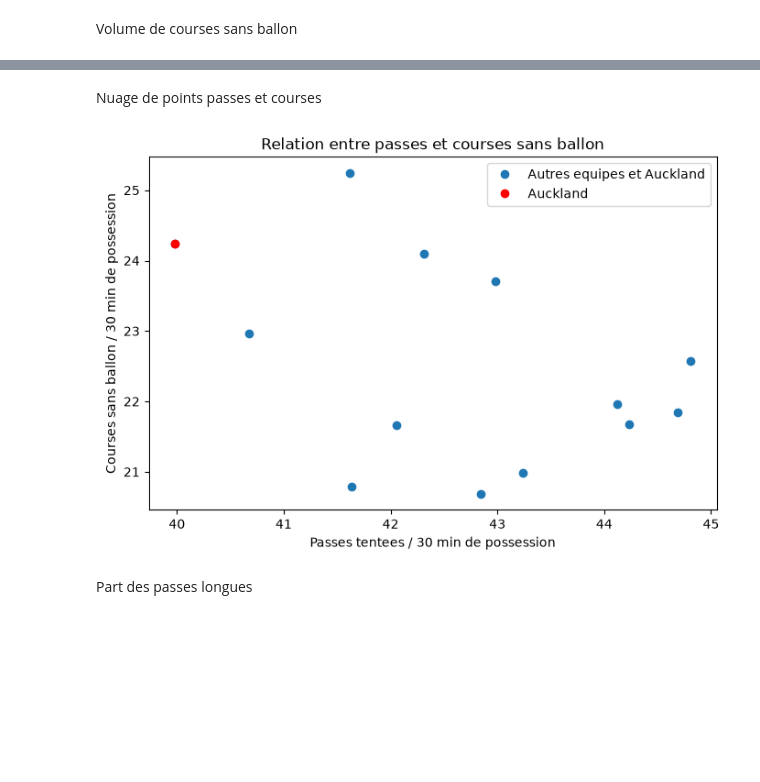
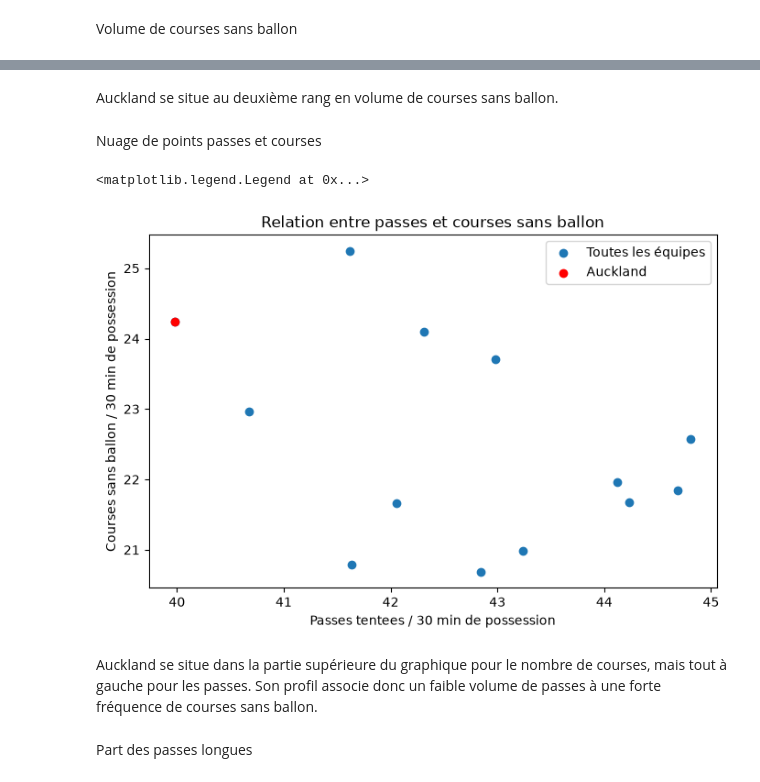
Before and after one commit to lfaivre1/PythonDS_foot, a Jupyter notebook: Notebooks/01_exploration_donnees.ipynb, the cells around one changed output, grey strips where cells are left out. Cells and saved outputs as stored; diff of their text form; code cells hidden in the pictures; blank space fills up the shorter version.

```diff
--- a/Notebooks/01_exploration_donnees.ipynb
+++ b/Notebooks/01_exploration_donnees.ipynb
@@ -371,19 +536,25 @@ plt.show()
 [figure]
+# %% [markdown]
+Auckland se situe au deuxième rang en volume de courses sans ballon.
 # %% [markdown]
 Nuage de points passes et courses
 # %%
 plt.figure(figsize=(8, 5))
-plt.plot(equipes['pass_count_attempted_p30tip'],
-         equipes['offballrun_count_p30tip'], 'o', label='Autres equipes et Auckland')
-plt.plot(auckland['pass_count_attempted_p30tip'],
-         auckland['offballrun_count_p30tip'], 'ro', label='Auckland')
+plt.scatter(equipes['pass_count_attempted_p30tip'],
+            equipes['offballrun_count_p30tip'],
+            label='Toutes les équipes')
+plt.scatter(auckland['pass_count_attempted_p30tip'],
+            auckland['offballrun_count_p30tip'],
+            color='red', label='Auckland')
 plt.xlabel('Passes tentees / 30 min de possession')
 plt.ylabel('Courses sans ballon / 30 min de possession')
 plt.title('Relation entre passes et courses sans ballon')
 plt.legend()
-plt.show()
 # %% [output]
+<matplotlib.legend.Legend at 0x...>
-[figure, old version]
+[figure, new version]
+# %% [markdown]
+Auckland se situe dans la partie supérieure du graphique pour le nombre de courses, mais tout à gauche pour les passes. Son profil associe donc un faible volume de passes à une forte fréquence de courses sans ballon.
 # %% [markdown]
 Part des passes longues
 # %%
```
Also changed, not shown: parts of 34 cells of this notebook.
